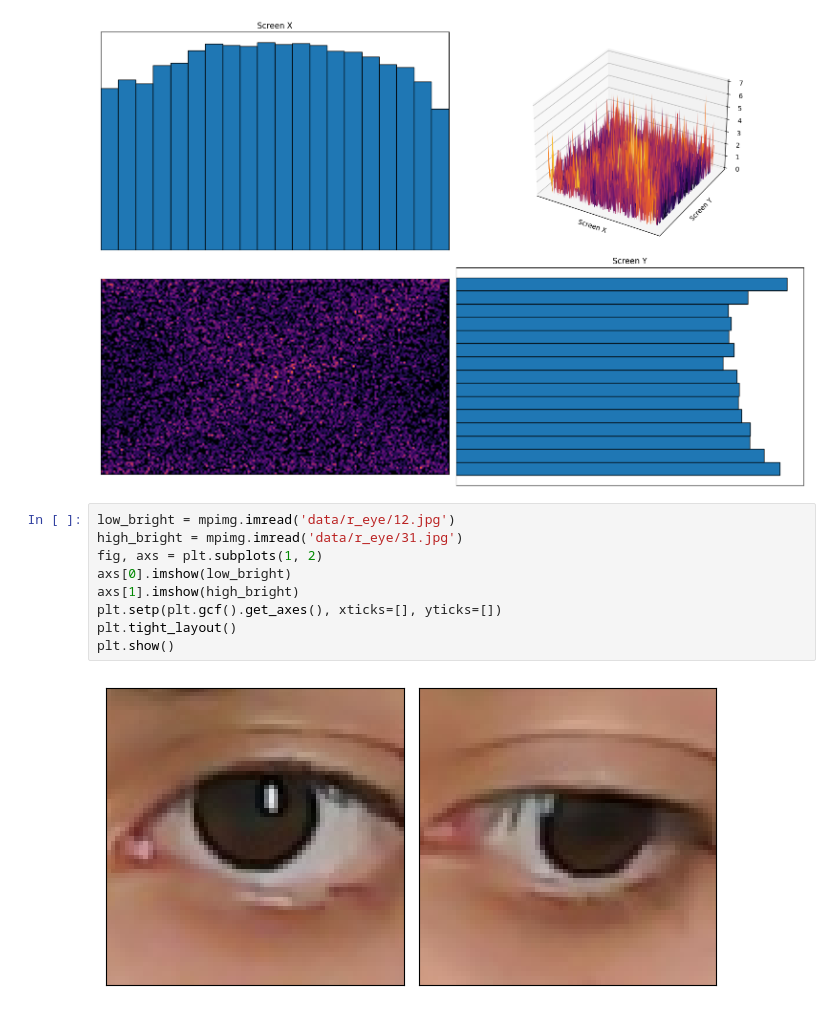
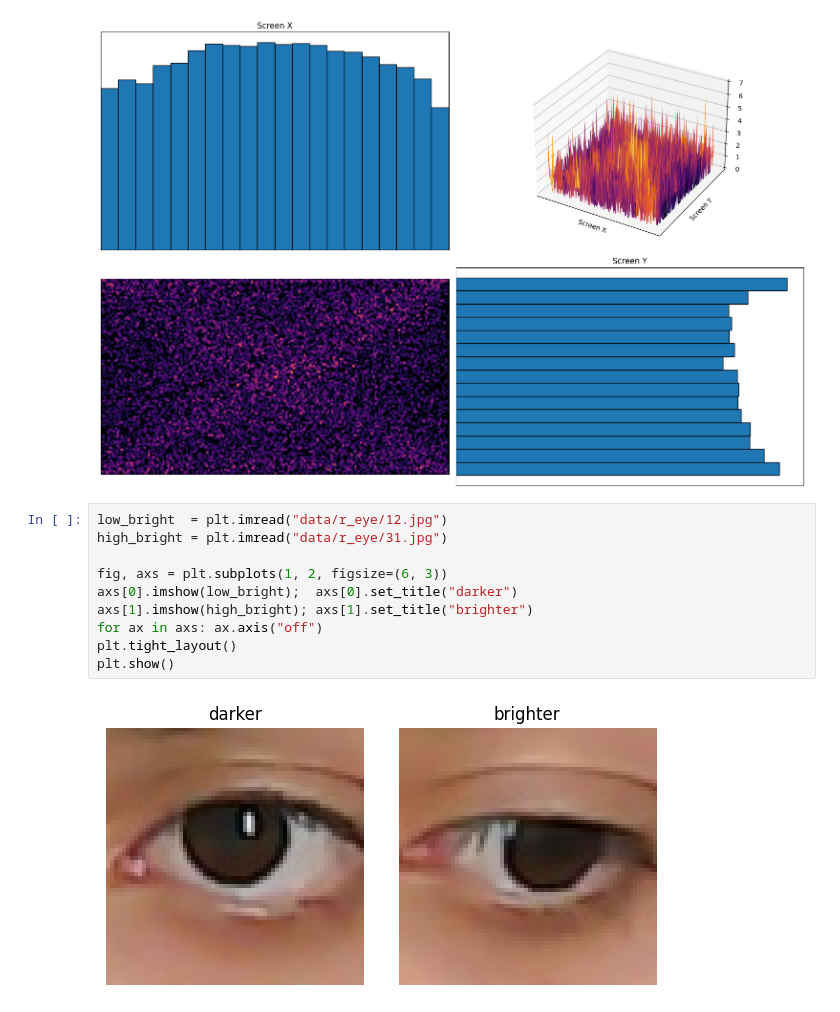
Before and after one commit to YssfDevOps/eye-tracker-vocacions, a Jupyter notebook: src/train_model.ipynb, the cells around one changed output. Drawn from its saved outputs; the diff is of its cells as text.

```diff
--- a/src/train_model.ipynb
+++ b/src/train_model.ipynb
@@ -70,13 +85,14 @@ plt.show()
 # %% [output]
 [figure]
 # %%
-low_bright = mpimg.imread('data/r_eye/12.jpg')
-high_bright = mpimg.imread('data/r_eye/31.jpg')
-fig, axs = plt.subplots(1, 2)
-axs[0].imshow(low_bright)
-axs[1].imshow(high_bright)
-plt.setp(plt.gcf().get_axes(), xticks=[], yticks=[])
+low_bright  = plt.imread("data/r_eye/12.jpg")
+high_bright = plt.imread("data/r_eye/31.jpg")
+
+fig, axs = plt.subplots(1, 2, figsize=(6, 3))
+axs[0].imshow(low_bright);  axs[0].set_title("darker")
+axs[1].imshow(high_bright); axs[1].set_title("brighter")
+for ax in axs: ax.axis("off")
 plt.tight_layout()
 plt.show()
 # %% [output]
-[figure, old version]
+[figure, new version]
```
Also changed, not shown: parts of 14 cells of this notebook, 3 other files.
